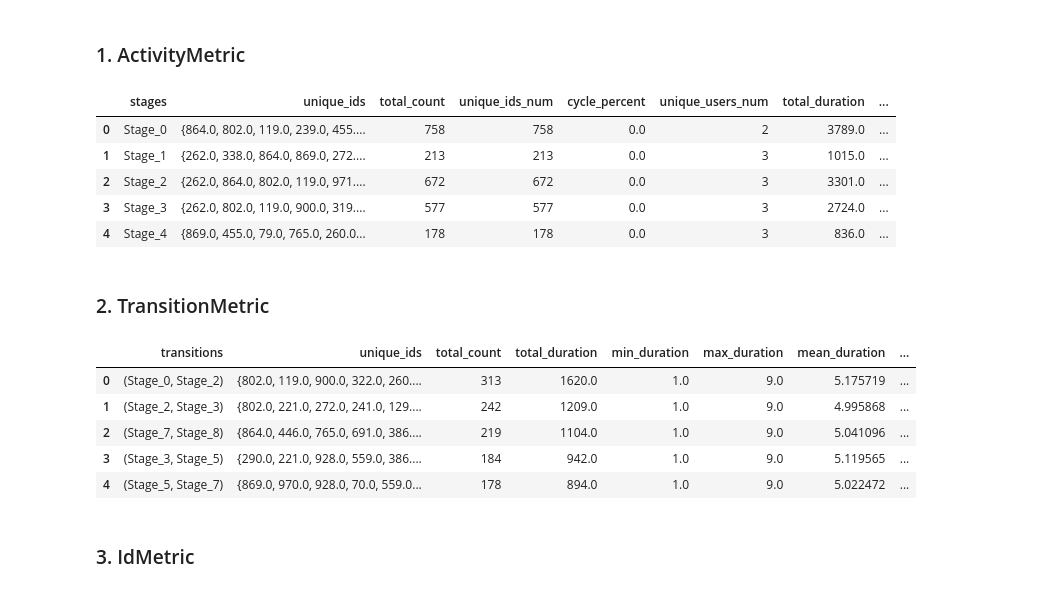
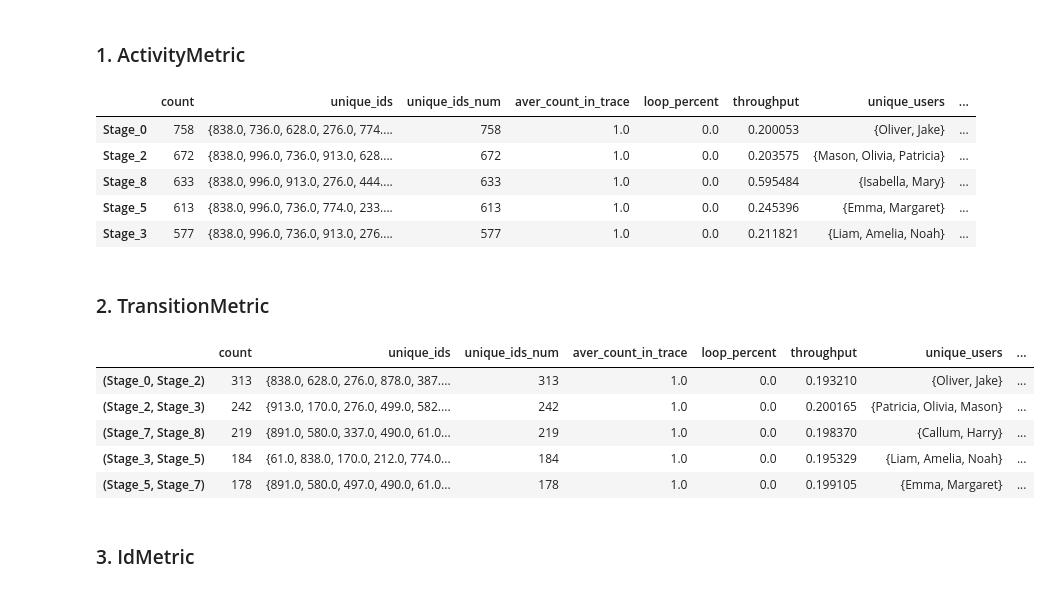
Before and after one commit to sashakorekov/Sber_Process_Mining, a Jupyter notebook: tutorials/tutorial.ipynb, the cells around one changed output. Saved outputs shown, nothing was run; the diff lists cells and outputs as text; code cells hidden in the pictures.

```diff
--- a/tutorials/tutorial.ipynb
+++ b/tutorials/tutorial.ipynb
@@ -327,27 +391,27 @@ Extra methods:
 # %% [markdown]
 ### 1. ActivityMetric
 # %%
-activity_metric = ActivityMetric(data_holder, time_unit='day', cycle_length=None)
+activity_metric = ActivityMetric(data_holder, time_unit='day')
 activity_metric.apply().head()
 # %% [output]
-|  | stages | unique_ids | total_count | unique_ids_num | cycle_percent | unique_users_num | total_duration | ... |
-| 0 | Stage_0 | {864.0, 802.0, 119.0, 239.0, 455.... | 758 | 758 | 0.0 | 2 | 3789.0 | ... |
-| 1 | Stage_1 | {262.0, 338.0, 864.0, 869.0, 272.... | 213 | 213 | 0.0 | 3 | 1015.0 | ... |
-| 2 | Stage_2 | {262.0, 864.0, 802.0, 119.0, 971.... | 672 | 672 | 0.0 | 3 | 3301.0 | ... |
-| 3 | Stage_3 | {262.0, 802.0, 119.0, 900.0, 319.... | 577 | 577 | 0.0 | 3 | 2724.0 | ... |
-| 4 | Stage_4 | {869.0, 455.0, 79.0, 765.0, 260.0... | 178 | 178 | 0.0 | 3 | 836.0 | ... |
+|  | count | unique_ids | unique_ids_num | aver_count_in_trace | loop_percent | throughput | unique_users | ... |
+| Stage_0 | 758 | {838.0, 736.0, 628.0, 276.0, 774.... | 758 | 1.0 | 0.0 | 0.200053 | {Oliver, Jake} | ... |
+| Stage_2 | 672 | {838.0, 996.0, 736.0, 913.0, 628.... | 672 | 1.0 | 0.0 | 0.203575 | {Mason, Olivia, Patricia} | ... |
+| Stage_8 | 633 | {838.0, 996.0, 913.0, 276.0, 444.... | 633 | 1.0 | 0.0 | 0.595484 | {Isabella, Mary} | ... |
+| Stage_5 | 613 | {838.0, 996.0, 736.0, 774.0, 233.... | 613 | 1.0 | 0.0 | 0.245396 | {Emma, Margaret} | ... |
+| Stage_3 | 577 | {838.0, 996.0, 736.0, 913.0, 276.... | 577 | 1.0 | 0.0 | 0.211821 | {Liam, Amelia, Noah} | ... |
 # %% [markdown]
 ### 2. TransitionMetric
 # %%
-transition_metric = TransitionMetric(data_holder, time_unit='day', cycle_length=2)
+transition_metric = TransitionMetric(data_holder, time_unit='day')
 transition_metric.apply().head()
 # %% [output]
-|  | transitions | unique_ids | total_count | total_duration | min_duration | max_duration | mean_duration | ... |
-| 0 | (Stage_0, Stage_2) | {802.0, 119.0, 900.0, 322.0, 260.... | 313 | 1620.0 | 1.0 | 9.0 | 5.175719 | ... |
-| 1 | (Stage_2, Stage_3) | {802.0, 221.0, 272.0, 241.0, 129.... | 242 | 1209.0 | 1.0 | 9.0 | 4.995868 | ... |
-| 2 | (Stage_7, Stage_8) | {864.0, 446.0, 765.0, 691.0, 386.... | 219 | 1104.0 | 1.0 | 9.0 | 5.041096 | ... |
-| 3 | (Stage_3, Stage_5) | {290.0, 221.0, 928.0, 559.0, 386.... | 184 | 942.0 | 1.0 | 9.0 | 5.119565 | ... |
-| 4 | (Stage_5, Stage_7) | {869.0, 970.0, 928.0, 70.0, 559.0... | 178 | 894.0 | 1.0 | 9.0 | 5.022472 | ... |
+|  | count | unique_ids | unique_ids_num | aver_count_in_trace | loop_percent | throughput | unique_users | ... |
+| (Stage_0, Stage_2) | 313 | {838.0, 628.0, 276.0, 878.0, 387.... | 313 | 1.0 | 0.0 | 0.193210 | {Oliver, Jake} | ... |
+| (Stage_2, Stage_3) | 242 | {913.0, 170.0, 276.0, 499.0, 582.... | 242 | 1.0 | 0.0 | 0.200165 | {Patricia, Olivia, Mason} | ... |
+| (Stage_7, Stage_8) | 219 | {891.0, 580.0, 337.0, 490.0, 61.0... | 219 | 1.0 | 0.0 | 0.198370 | {Callum, Harry} | ... |
+| (Stage_3, Stage_5) | 184 | {61.0, 838.0, 170.0, 212.0, 774.0... | 184 | 1.0 | 0.0 | 0.195329 | {Liam, Amelia, Noah} | ... |
+| (Stage_5, Stage_7) | 178 | {891.0, 580.0, 497.0, 490.0, 61.0... | 178 | 1.0 | 0.0 | 0.199105 | {Emma, Margaret} | ... |
 # %% [markdown]
 ### 3. IdMetric
 # %%
```
Also changed, not shown: parts of 28 cells of this notebook.
